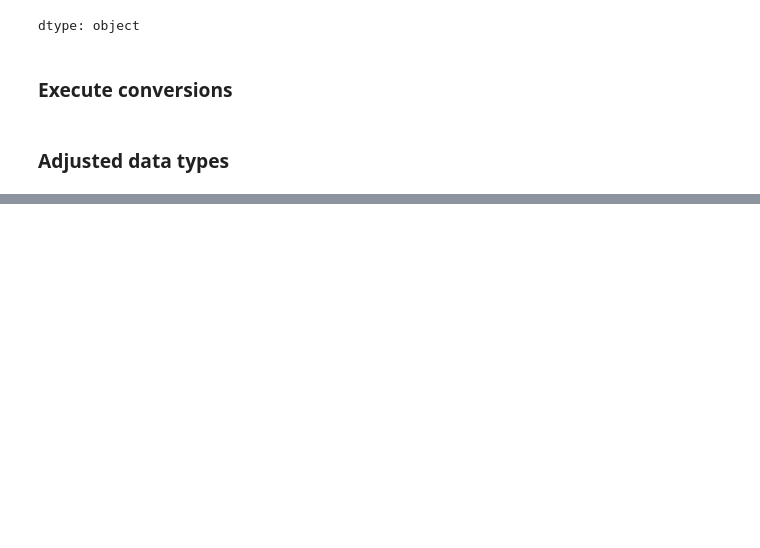
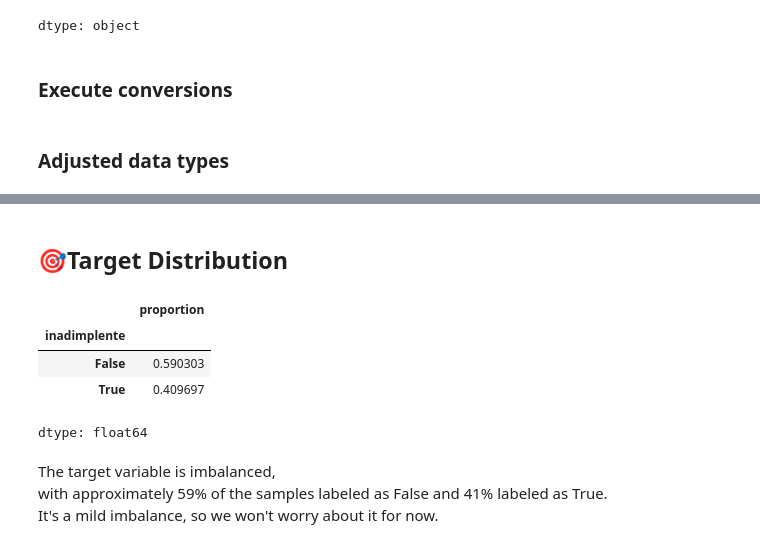
Before and after one commit to pdrzxzz/risk-score-praso, a Jupyter notebook: notebook/risk_score_praso.ipynb, the cells around one changed output, grey strips where cells are left out. Cells and saved outputs as stored; diff of their text form; code cells hidden in the pictures; blank space fills up the shorter version.

Commit message:
Plot target distribution, Improve dtype conversions and Start EDA.

```diff
--- a/notebook/risk_score_praso.ipynb
+++ b/notebook/risk_score_praso.ipynb
@@ -377,0 +394,14 @@ df.sample(5)
+# %% [markdown]
+## 🎯Target Distribution
+# %%
+df['inadimplente'].value_counts(normalize=True)
+# %% [output]
+|  | proportion |
+| inadimplente |  |
+| False | 0.590303 |
+| True | 0.409697 |
+dtype: float64
+# %% [markdown]
+The target variable is imbalanced,
+with approximately 59% of the samples labeled as False and 41% labeled as True.
+It's a mild imbalance, so we won't worry about it for now.
```
Also changed, not shown: parts of 9 cells of this notebook.
